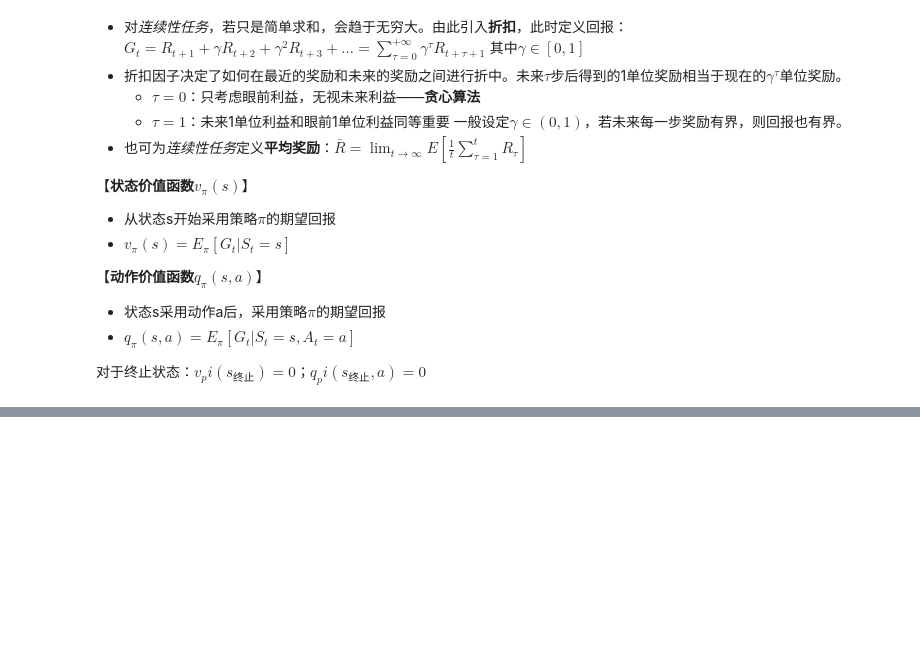
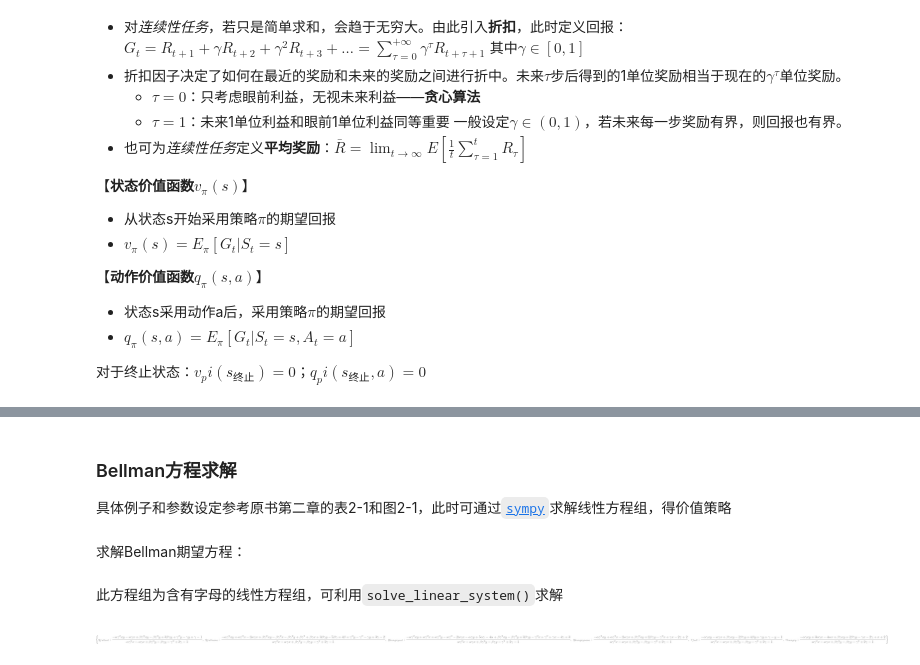
Before and after one commit to ZhaoHongjue/RL-Note, a Jupyter notebook: 2.ipynb, the cells around one changed output, grey strips where cells are left out. Cells and saved outputs as stored; diff of their text form; code cells hidden in the pictures; blank space fills up the shorter version.

```diff
--- a/2.ipynb
+++ b/2.ipynb
@@ -93,0 +96,4 @@
+# %% [markdown]
+### Bellman方程求解
+
+具体例子和参数设定参考原书第二章的表2-1和图2-1，此时可通过[`sympy`](https://docs.sympy.org/latest/index.html)求解线性方程组，得价值策略
@@ -93,0 +107,22 @@
+# %% [markdown]
+求解Bellman期望方程：
+# %%
+v_hungry, v_full = symbols('v_hungry v_full')
+q_hungry_eat, q_hungry_none, q_full_eat, q_full_none = \
+        symbols('q_hungry_eat q_hungry_none q_full_eat q_full_none')
+alpha, beta, gamma = symbols('alpha beta gamma')
+x, y = symbols('x y')   # 相关变量
+# %% [markdown]
+此方程组为含有字母的线性方程组，可利用`solve_linear_system()`求解
+# %%
+system = sympy.Matrix((
+        (1, 0, x-1, -x, 0, 0, 0),
+        (0, 1, 0, 0, -y, y-1, 0),
+        (-gamma, 0, 1, 0, 0, 0, -2),
+        ((alpha-1)*gamma, -alpha*gamma, 0, 1, 0, 0, 4*alpha-3),
+        (-beta*gamma, (beta-1)*gamma, 0, 0, 1, 0, -4*beta+2),
+        (0, -gamma, 0, 0, 0, 1, 1) ))   # 增广矩阵
+sympy.solve_linear_system(system,v_hungry, v_full,
+        q_hungry_none, q_hungry_eat, q_full_none, q_full_eat)
+# %% [output]
+[figure, added]
```
Also changed, not shown: parts of 23 cells of this notebook.
